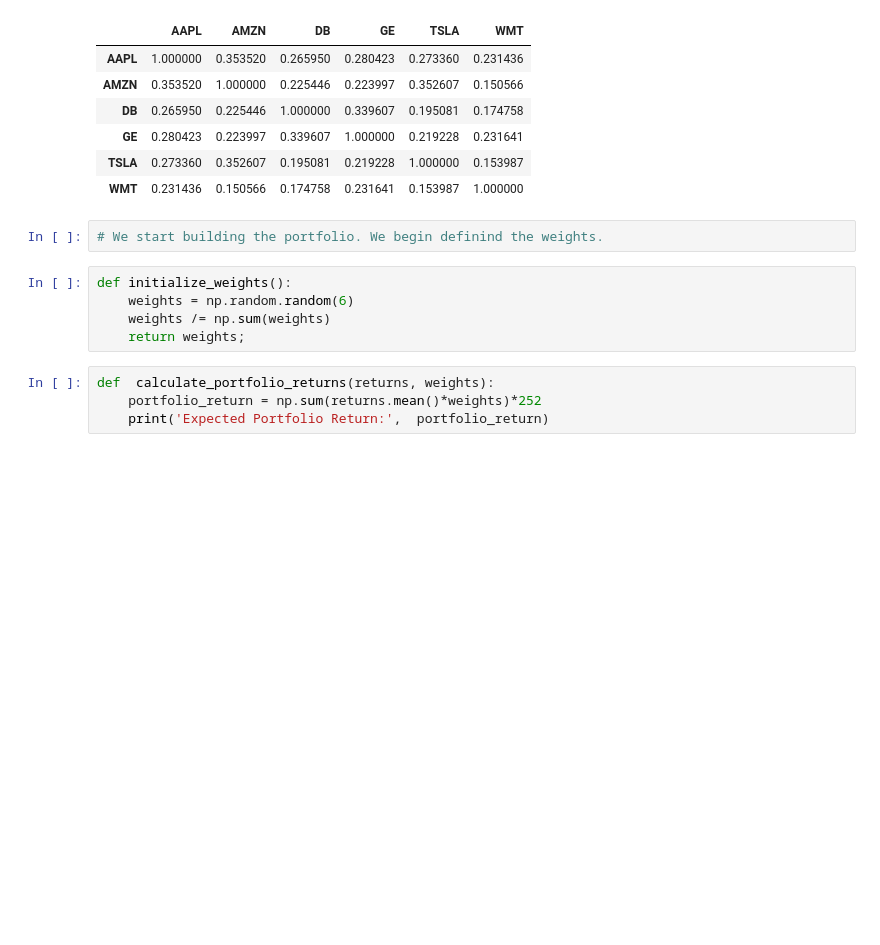
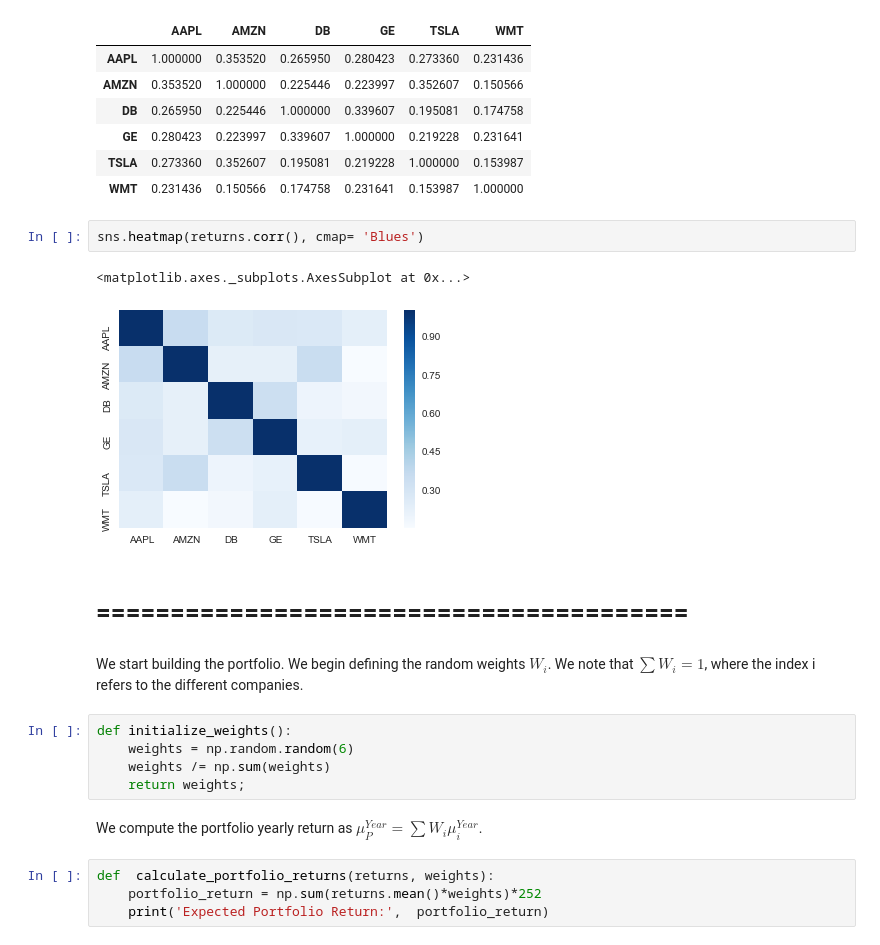
Before and after one commit to aldodec/Monte-Carlo-Portfolio-Allocation, a Jupyter notebook: Efficient Frontier.ipynb, the cells around one changed output. Saved outputs shown, nothing was run; the diff lists cells and outputs as text; blank space fills up the shorter version.

```diff
--- a/Efficient Frontier.ipynb
+++ b/Efficient Frontier.ipynb
@@ -100,13 +109,22 @@ returns.corr()
 | GE | 0.280423 | 0.223997 | 0.339607 | 1.000000 | 0.219228 | 0.231641 |
 | TSLA | 0.273360 | 0.352607 | 0.195081 | 0.219228 | 1.000000 | 0.153987 |
 | WMT | 0.231436 | 0.150566 | 0.174758 | 0.231641 | 0.153987 | 1.000000 |
-# %%
-# We start building the portfolio. We begin definind the weights.
+# %%
+sns.heatmap(returns.corr(), cmap= 'Blues')
+# %% [output]
+<matplotlib.axes._subplots.AxesSubplot at 0x...>
+[figure, added]
+# %% [markdown]
+# ========================================
+# %% [markdown]
+We start building the portfolio. We begin defining the random weights $W_{i}$. We note that $\sum W_{i} = 1$, where the index i refers to the different companies.
 # %%
 def initialize_weights():
     weights = np.random.random(6)
     weights /= np.sum(weights)
     return weights;
+# %% [markdown]
+We compute the portfolio yearly return as $\mu_{P}^{Year} =  \sum W_{i} \mu_{i}^{Year} $.
 # %%
 def  calculate_portfolio_returns(returns, weights):
     portfolio_return = np.sum(returns.mean()*weights)*252
```
Also changed, not shown: parts of 22 cells of this notebook.
